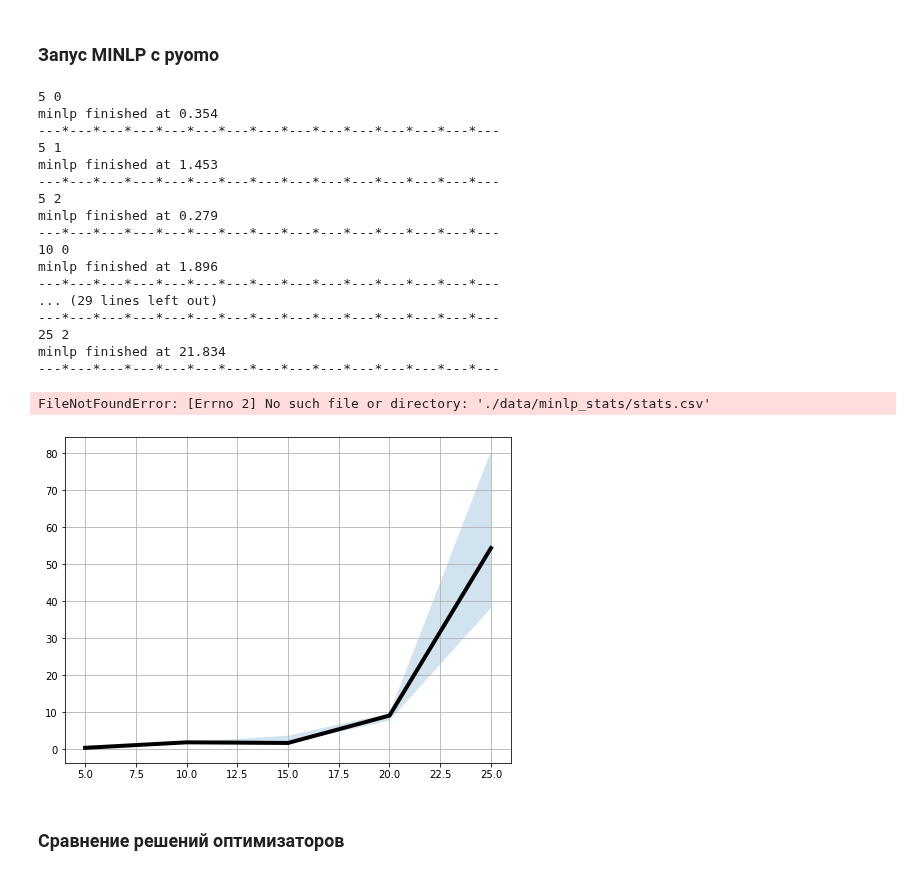
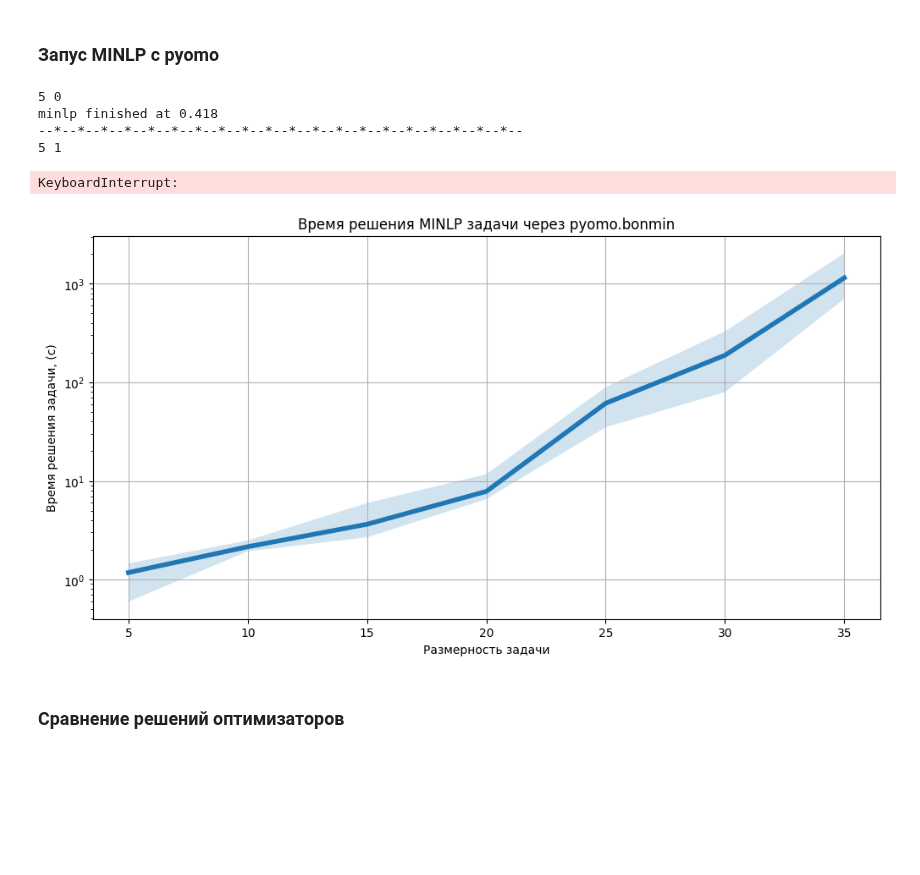
Before and after one commit to mbudylin/OptimizersArticle, a Jupyter notebook: optimizers_test.ipynb, the cells around one changed output. Drawn from its saved outputs; the diff is of its cells as text; code cells hidden in the pictures; blank space fills up the shorter version.

```diff
--- a/optimizers_test.ipynb
+++ b/optimizers_test.ipynb
@@ -292,8 +283,8 @@ from optimizers.optimization import pricing_optimization
 from optimizers.optimizers import PyomoNlpOptimizationModel
 from itertools import product
 
-SEED_GRID = list(range(3))
-N_GRID = list(range(5, 30, 5))
+SEED_GRID = list(range(8))
+N_GRID = list(range(5, 40, 5))
 GRID = product(N_GRID, SEED_GRID)
 
 bounds_params = {
@@ -329,40 +320,36 @@ for N, seed in GRID:
     }))
 
     print('minlp finished at %.3f' % t_minlp)
-    print('---*---*---*---*---*---*---*---*---*---*---*---*---*---*---')
+    print('--*--*--*--*--*--*--*--*--*--*--*--*--*--*--*--*--*--*--*--*--')
 minlp_stats_df = pd.concat(minlp_stats_df_list)
 
 minlp_stats_df.to_csv('./data/stat_minlp/stat.csv', index=None)
 # %% [output]
 5 0
-minlp finished at 0.354
----*---*---*---*---*---*---*---*---*---*---*---*---*---*---
+minlp finished at 0.418
+--*--*--*--*--*--*--*--*--*--*--*--*--*--*--*--*--*--*--*--*--
 5 1
-minlp finished at 1.453
----*---*---*---*---*---*---*---*---*---*---*---*---*---*---
-5 2
-minlp finished at 0.279
----*---*---*---*---*---*---*---*---*---*---*---*---*---*---
-10 0
-minlp finished at 1.896
----*---*---*---*---*---*---*---*---*---*---*---*---*---*---
-... (29 lines left out)
----*---*---*---*---*---*---*---*---*---*---*---*---*---*---
-25 2
-minlp finished at 21.834
----*---*---*---*---*---*---*---*---*---*---*---*---*---*---
-FileNotFoundError: [Errno 2] No such file or directory: './data/minlp_stats/stats.csv'
+KeyboardInterrupt:
 # %%
 minlp_stats_df = pd.read_csv('./data/stat_minlp/stat.csv')
 # %%
 time_rep_df = minlp_stats_df.groupby(['N'])['t'].describe().reset_index()
-plt.figure(figsize=(8, 6))
-plt.plot(time_rep_df['N'], time_rep_df['50%'], c='k', lw=4)
+
+plt.figure(figsize=(12, 6), dpi=100)
+plt.plot(time_rep_df['N'], time_rep_df['50%'], lw=4)
 plt.fill_between(time_rep_df['N'], time_rep_df['25%'], time_rep_df['75%'], alpha=0.2)
+# x = np.linspace(5, 30å, 100)
+# y = 2.0e-1 * np.exp(0.225 * x)
+# plt.plot(x, y)
+plt.yscale('log')
+plt.xlabel('Размерность задачи')
+plt.ylabel('Время решения задачи, (с)')
+plt.title('Время решения MINLP задачи через pyomo.bonmin')
 plt.grid()
+plt.savefig('./images/time_solve_minlp.png')
 plt.show()
 # %% [output]
-[figure, old version]
+[figure, new version]
 # %% [markdown]
 ### Сравнение решений оптимизаторов
 # %%
```
Also changed, not shown: parts of 2 cells of this notebook, 4 other files.
